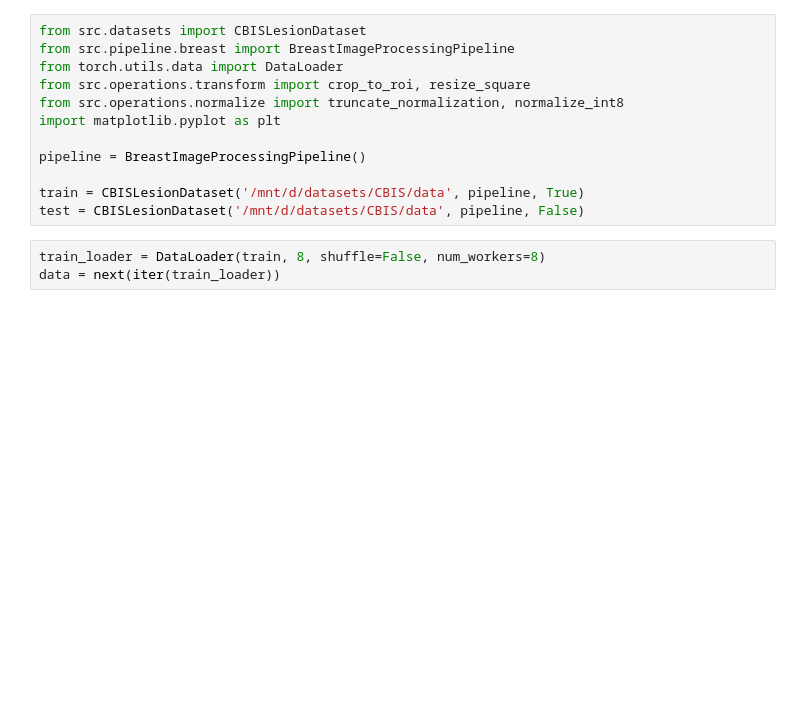
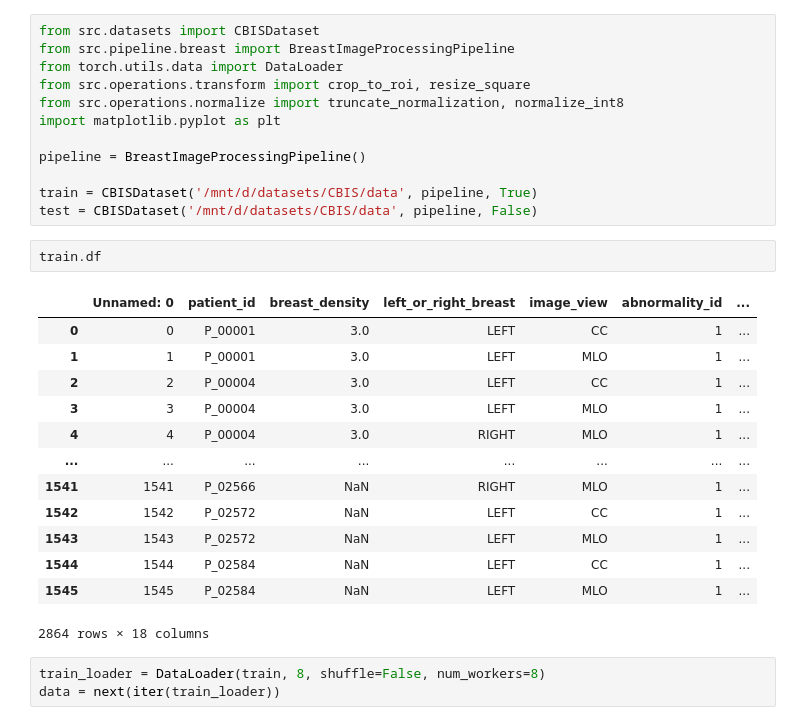
Before and after one commit to KP-AROB/AROB-Breast-Datasets, a Jupyter notebook: test.ipynb, the cells around one changed output. Drawn from its saved outputs; the diff is of its cells as text; blank space fills up the shorter version.

```diff
--- a/test.ipynb
+++ b/test.ipynb
@@ -1,5 +1,5 @@
 # %%
-from src.datasets import CBISLesionDataset
+from src.datasets import CBISDataset
 from src.pipeline.breast import BreastImageProcessingPipeline
 from torch.utils.data import DataLoader
 from src.operations.transform import crop_to_roi, resize_square
@@ -8,8 +8,24 @@ import matplotlib.pyplot as plt
 
 pipeline = BreastImageProcessingPipeline()
 
-train = CBISLesionDataset('/mnt/d/datasets/CBIS/data', pipeline, True)
-test = CBISLesionDataset('/mnt/d/datasets/CBIS/data', pipeline, False)
+train = CBISDataset('/mnt/d/datasets/CBIS/data', pipeline, True)
+test = CBISDataset('/mnt/d/datasets/CBIS/data', pipeline, False)
+# %%
+train.df
+# %% [output]
+|  | Unnamed: 0 | patient_id | breast_density | left_or_right_breast | image_view | abnormality_id | ... |
+| 0 | 0 | P_00001 | 3.0 | LEFT | CC | 1 | ... |
+| 1 | 1 | P_00001 | 3.0 | LEFT | MLO | 1 | ... |
+| 2 | 2 | P_00004 | 3.0 | LEFT | CC | 1 | ... |
+| 3 | 3 | P_00004 | 3.0 | LEFT | MLO | 1 | ... |
+| 4 | 4 | P_00004 | 3.0 | RIGHT | MLO | 1 | ... |
+| ... | ... | ... | ... | ... | ... | ... | ... |
+| 1541 | 1541 | P_02566 | NaN | RIGHT | MLO | 1 | ... |
+| 1542 | 1542 | P_02572 | NaN | LEFT | CC | 1 | ... |
+| 1543 | 1543 | P_02572 | NaN | LEFT | MLO | 1 | ... |
+| 1544 | 1544 | P_02584 | NaN | LEFT | CC | 1 | ... |
+| 1545 | 1545 | P_02584 | NaN | LEFT | MLO | 1 | ... |
+2864 rows × 18 columns
 # %%
 train_loader = DataLoader(train, 8, shuffle=False, num_workers=8)
 data = next(iter(train_loader))
```
Also changed, not shown: 4 other files.
